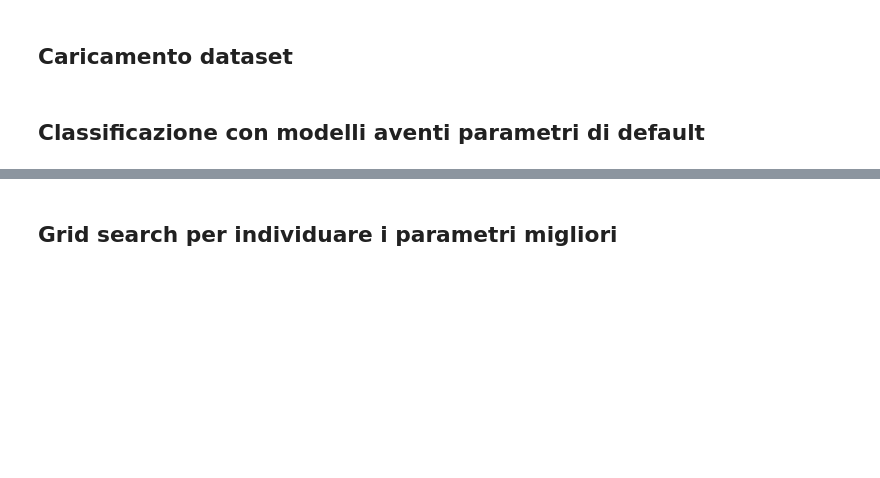
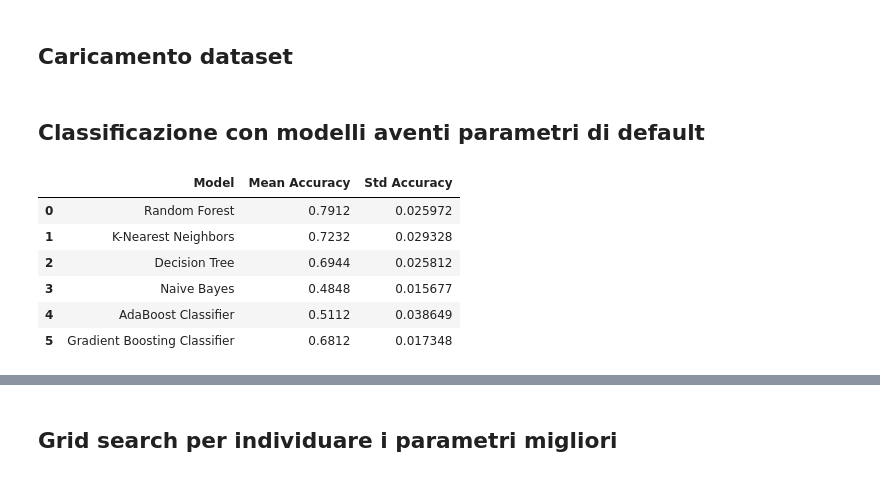
Before and after one commit to Giansimone-Coccia/Student_Performance_Analysis, a Jupyter notebook: Classificazione_with_GPA.ipynb, the cells around one changed output, grey strips where cells are left out. Cells and saved outputs as stored; diff of their text form; code cells hidden in the pictures; blank space fills up the shorter version.

```diff
--- a/Classificazione_with_GPA.ipynb
+++ b/Classificazione_with_GPA.ipynb
@@ -56,6 +56,16 @@ results_df = pd.DataFrame({
     'Mean Accuracy': mean_accuracies,
     'Std Accuracy': std_accuracies
 })
+# %%
+results_df
+# %% [output]
+|  | Model | Mean Accuracy | Std Accuracy |
+| 0 | Random Forest | 0.7912 | 0.025972 |
+| 1 | K-Nearest Neighbors | 0.7232 | 0.029328 |
+| 2 | Decision Tree | 0.6944 | 0.025812 |
+| 3 | Naive Bayes | 0.4848 | 0.015677 |
+| 4 | AdaBoost Classifier | 0.5112 | 0.038649 |
+| 5 | Gradient Boosting Classifier | 0.6812 | 0.017348 |
 # %%
 # Confusion Matrix Heatmap
 for model_name, model in models_def_params.items():
```
Also changed, not shown: parts of 6 cells of this notebook.
